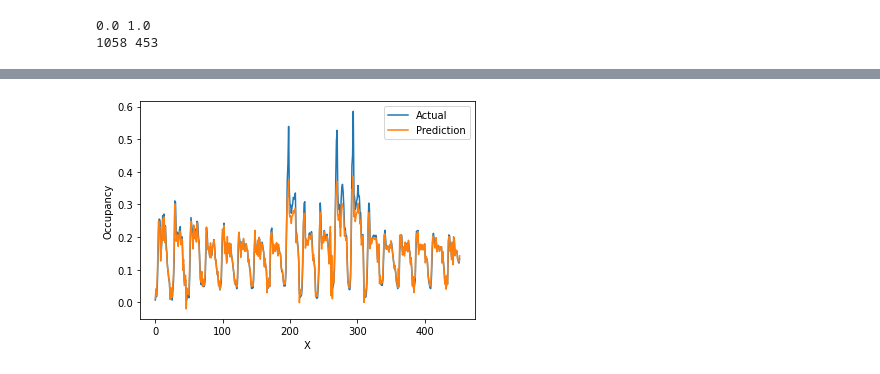
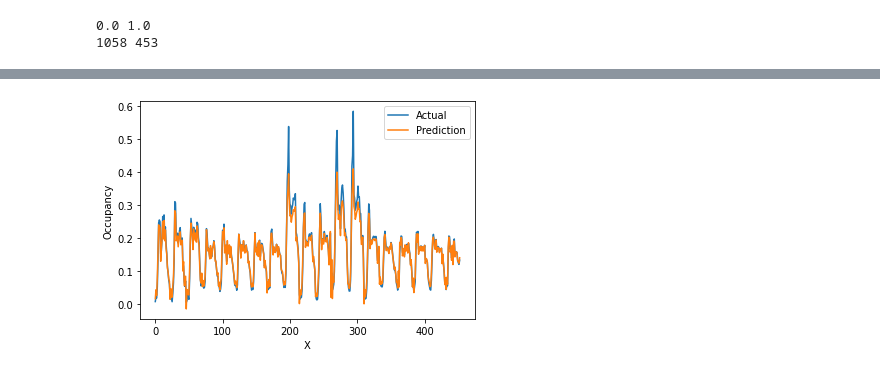
Before and after one commit to RishiLakhani/traffic-congession-prediction, a Jupyter notebook: GRU.ipynb, the cells around one changed output, grey strips where cells are left out. Saved outputs shown, nothing was run; the diff lists cells and outputs as text; code cells hidden in the pictures.

```diff
--- a/GRU.ipynb
+++ b/GRU.ipynb
@@ -239,6 +239,6 @@ for i in results1.keys():
 # %%
 train_trimmed = train[2:, :]
-lstm_model = fit_lstm(train_trimmed, 1, 500, 1)
+lstm_model = fit_lstm(train_trimmed, 1, 100, 1)
 train_reshaped = train_trimmed[:, 0].reshape(len(train_trimmed), 1, 1)
 lstm_model.predict(train_reshaped, batch_size=1)
 test_reshaped = test[:,0:-1]
@@ -265 +265 @@ Test RMSE: 0.0253619579
-[figure, old version]
+[figure, new version]
```
Also changed, not shown: parts of 7 cells of this notebook, 1 other file.
